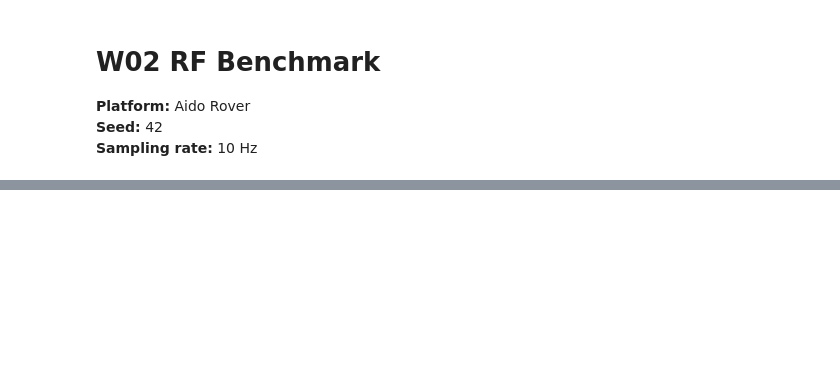
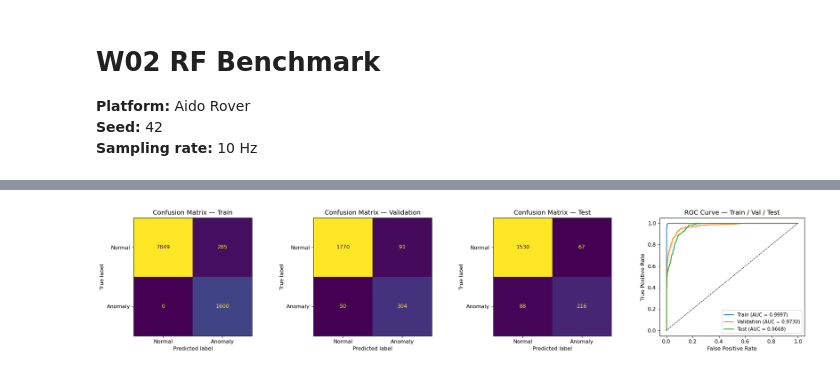
Before and after one commit to LHY3015/hongyu-ingen-ml-analyst, a Jupyter notebook: notebooks/W02_RF_Benchmark.ipynb, the cells around one changed output, grey strips where cells are left out. Cells and saved outputs as stored; diff of their text form; code cells hidden in the pictures; blank space fills up the shorter version.

```diff
--- a/notebooks/W02_RF_Benchmark.ipynb
+++ b/notebooks/W02_RF_Benchmark.ipynb
@@ -143,0 +123,13 @@ AUC-ROC : 0.9742
+# %%
+from sklearn.metrics import precision_score, recall_score
+
+thresholds = np.linspace(0.1, 0.9, 81)
+va_f1_by_t = [f1_score(y_va_s, y_va_proba >= t) for t in thresholds]
+tuned_threshold = thresholds[int(np.argmax(va_f1_by_t))]
+
+print('── Threshold tuning (selected on val, applied to test) ──────────────')
+for t, tag in [(0.5, 'default'), (tuned_threshold, 'val-tuned')]:
+    pred = y_te_proba >= t
+    print(f'  {tag:10s} (t={t:.2f}): test F1={f1_score(y_te_s, pred):.4f}  '
+          f'precision={precision_score(y_te_s, pred):.4f}  recall={recall_score(y_te_s, pred):.4f}')
+print(f'  test AUC-ROC (threshold-free): {auc_te:.4f}')
@@ -143,0 +146,50 @@ AUC-ROC : 0.9742
+# %%
+y_tr_pred = (y_tr_proba >= tuned_threshold).astype(int)
+y_va_pred = (y_va_proba >= tuned_threshold).astype(int)
+y_te_pred = (y_te_proba >= tuned_threshold).astype(int)
+
+print('\n── Train ──')
+print(classification_report(y_tr_s, y_tr_pred, target_names=['Normal', 'Anomaly'], digits=4))
+print(f'AUC-ROC : {auc_tr:.4f}')
+
+print('\n── Validation ──')
+print(classification_report(y_va_s, y_va_pred, target_names=['Normal', 'Anomaly'], digits=4))
+print(f'AUC-ROC : {auc_va:.4f}')
+
+print('\n── Test ──')
+print(classification_report(y_te_s, y_te_pred, target_names=['Normal', 'Anomaly'], digits=4))
+print(f'AUC-ROC : {auc_te:.4f}')
+
+test_f1_score = f1_score(y_te_s, y_te_pred)
+
+# ── Confusion matrices (train/val/test) + ROC curves (all three overlaid) ──
+plt.rcParams.update({'figure.dpi': 120, 'font.size': 10})
+
+fig, axes = plt.subplots(1, 4, figsize=(19, 4))
+
+ConfusionMatrixDisplay(confusion_matrix(y_tr_s, y_tr_pred),
+                       display_labels=['Normal', 'Anomaly']).plot(ax=axes[0], colorbar=False)
+axes[0].set_title('Confusion Matrix — Train')
+
+ConfusionMatrixDisplay(confusion_matrix(y_va_s, y_va_pred),
+                       display_labels=['Normal', 'Anomaly']).plot(ax=axes[1], colorbar=False)
+axes[1].set_title('Confusion Matrix — Validation')
+
+ConfusionMatrixDisplay(confusion_matrix(y_te_s, y_te_pred),
+                       display_labels=['Normal', 'Anomaly']).plot(ax=axes[2], colorbar=False)
+axes[2].set_title('Confusion Matrix — Test')
+
+for y_true, y_proba, auc, label in [(y_tr_s, y_tr_proba, auc_tr, 'Train'),
+                                     (y_va_s, y_va_proba, auc_va, 'Validation'),
+                                     (y_te_s, y_te_proba, auc_te, 'Test')]:
+    fpr, tpr, _ = roc_curve(y_true, y_proba)
+    axes[3].plot(fpr, tpr, lw=1.5, label=f'{label} (AUC = {auc:.4f})')
+axes[3].plot([0, 1], [0, 1], 'k--', lw=0.8)
+axes[3].set_xlabel('False Positive Rate')
+axes[3].set_ylabel('True Positive Rate')
+axes[3].set_title('ROC Curve — Train / Val / Test')
+axes[3].legend(fontsize=9)
+
+plt.tight_layout()
+plt.show()
+# %% [output]
@@ -143,0 +213 @@ AUC-ROC : 0.9742
+[figure, added]
```
Also changed, not shown: parts of 12 cells of this notebook, 17 other files.
